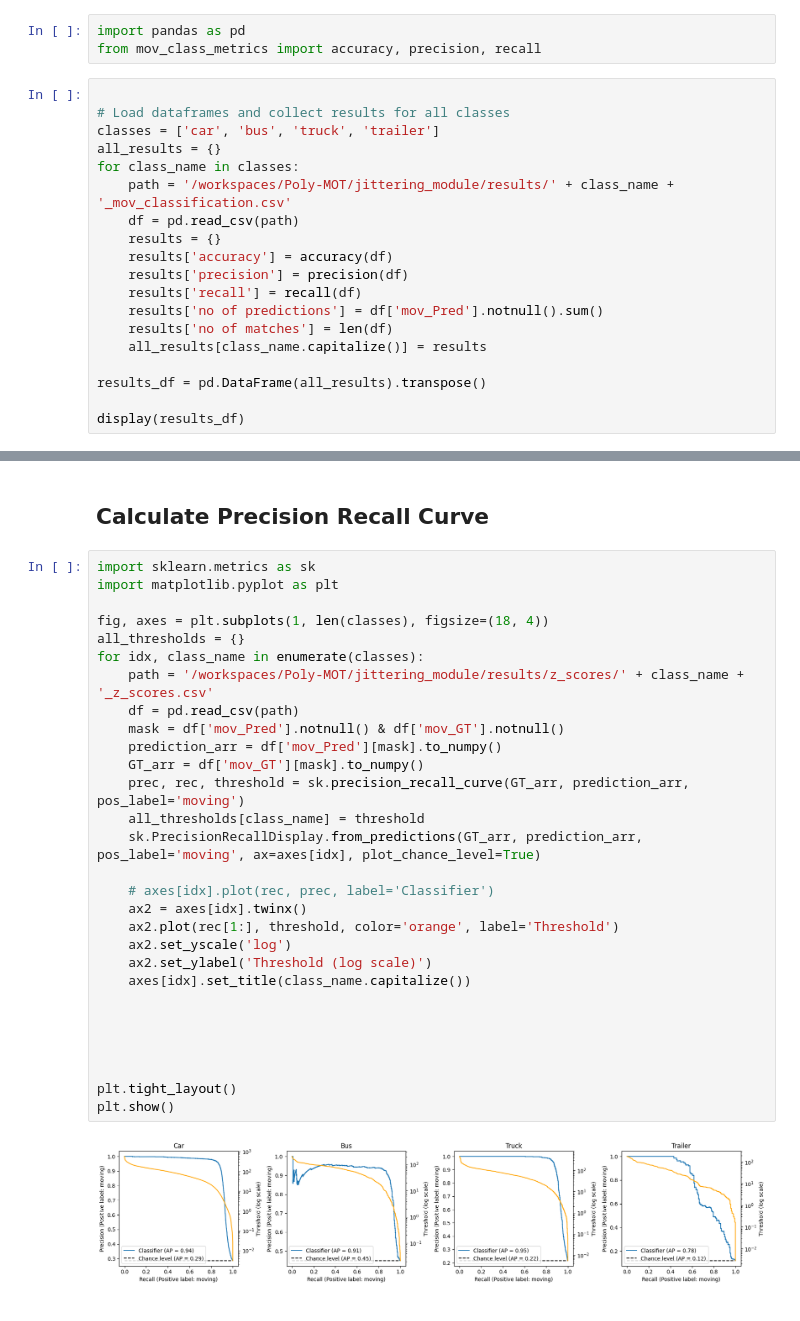
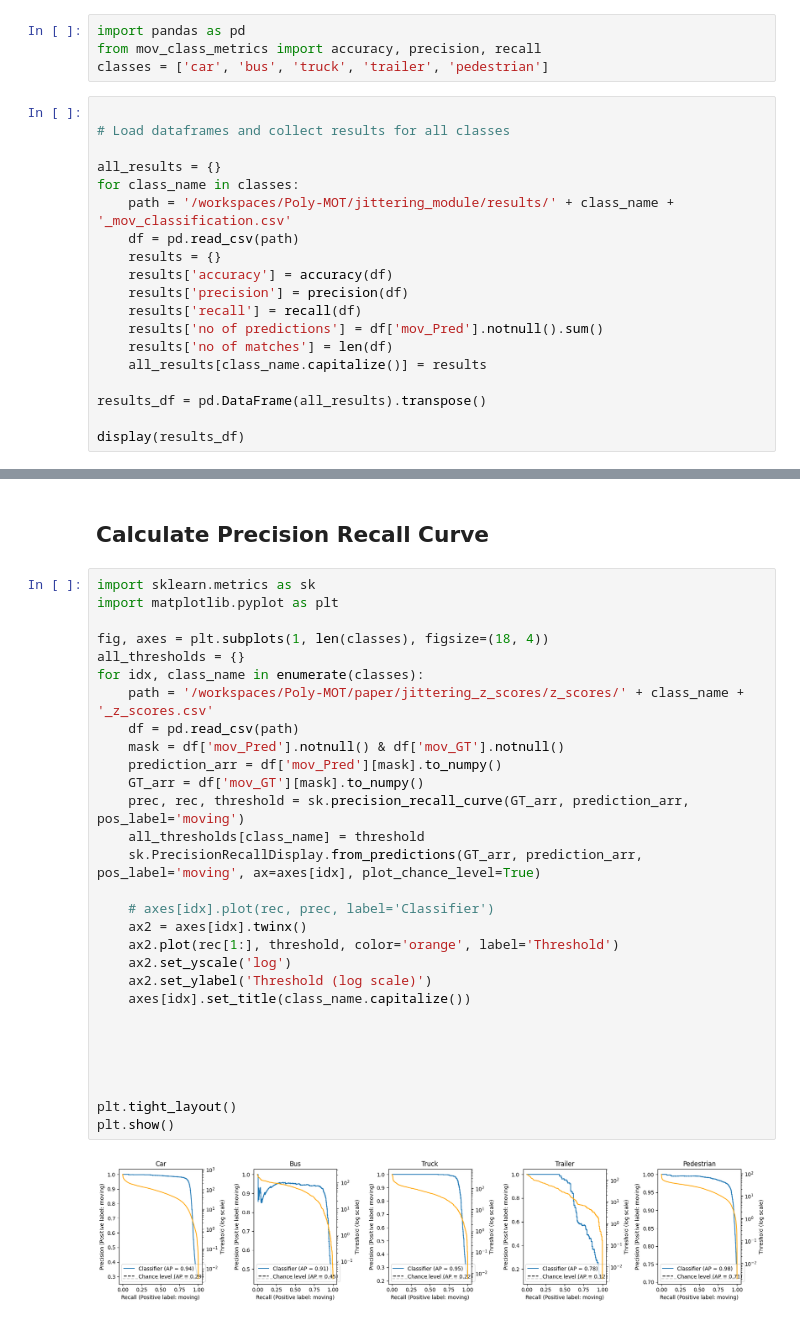
Before and after one commit to corneliusschroeder/Poly-MOT, a Jupyter notebook: jittering_module/evaluation.ipynb, the cells around one changed output, grey strips where cells are left out. Drawn from its saved outputs; the diff is of its cells as text.

```diff
--- a/jittering_module/evaluation.ipynb
+++ b/jittering_module/evaluation.ipynb
@@ -1,10 +1,11 @@
 # %%
 import pandas as pd
 from mov_class_metrics import accuracy, precision, recall
+classes = ['car', 'bus', 'truck', 'trailer', 'pedestrian']
 # %%
 
 # Load dataframes and collect results for all classes
-classes = ['car', 'bus', 'truck', 'trailer']
+
 all_results = {}
 for class_name in classes:
     path = '/workspaces/Poly-MOT/jittering_module/results/' + class_name + '_mov_classification.csv'
@@ -47,32 +56,32 @@ plt.show()
 # %%
 import sklearn.metrics as sk
 import matplotlib.pyplot as plt
 
 fig, axes = plt.subplots(1, len(classes), figsize=(18, 4))
 all_thresholds = {}
 for idx, class_name in enumerate(classes):
-    path = '/workspaces/Poly-MOT/jittering_module/results/z_scores/' + class_name + '_z_scores.csv'
+    path = '/workspaces/Poly-MOT/paper/jittering_z_scores/z_scores/' + class_name + '_z_scores.csv'
     df = pd.read_csv(path)
     mask = df['mov_Pred'].notnull() & df['mov_GT'].notnull()
     prediction_arr = df['mov_Pred'][mask].to_numpy()
     GT_arr = df['mov_GT'][mask].to_numpy()
     prec, rec, threshold = sk.precision_recall_curve(GT_arr, prediction_arr, pos_label='moving')
     all_thresholds[class_name] = threshold
     sk.PrecisionRecallDisplay.from_predictions(GT_arr, prediction_arr, pos_label='moving', ax=axes[idx], plot_chance_level=True)
 
     # axes[idx].plot(rec, prec, label='Classifier')
     ax2 = axes[idx].twinx()
     ax2.plot(rec[1:], threshold, color='orange', label='Threshold')
     ax2.set_yscale('log')
     ax2.set_ylabel('Threshold (log scale)')
     axes[idx].set_title(class_name.capitalize())
 
 
 
 
 
 plt.tight_layout()
 plt.show()
 # %% [output]
-[figure, old version]
+[figure, new version]
 # %%
```
Also changed, not shown: parts of 19 cells of this notebook, 2 other files.
